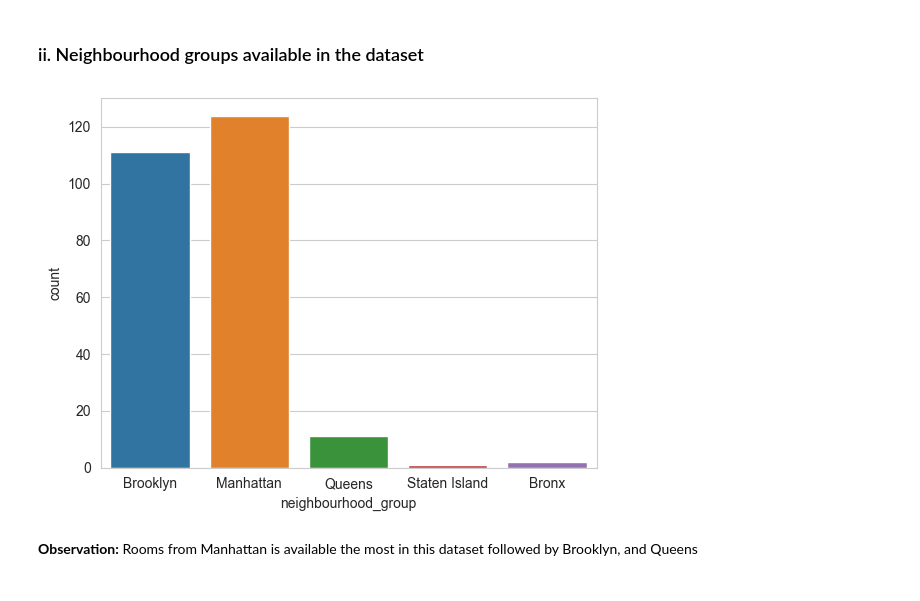
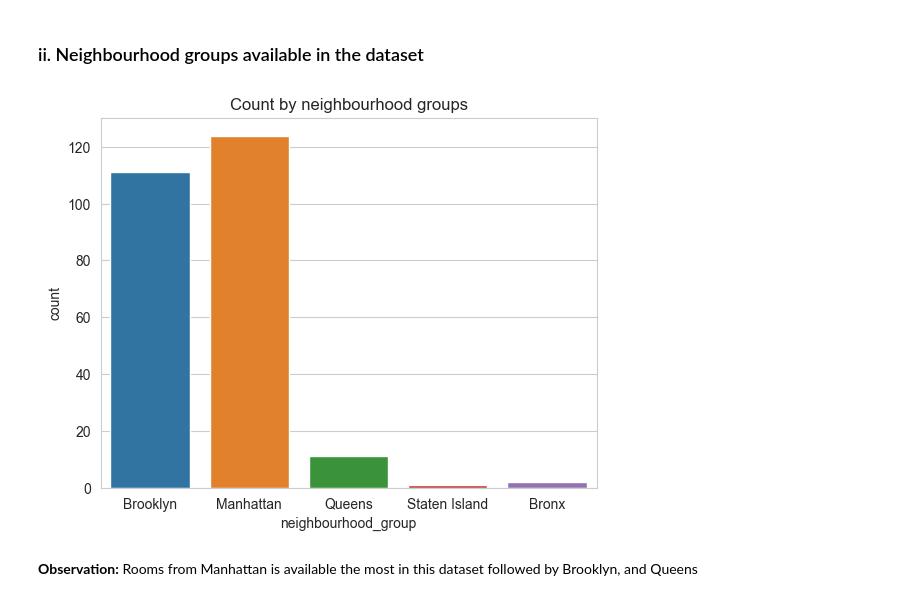
Before and after one commit to sank3t/Assignment-4, a Jupyter notebook: Data_Cleaning_and_Visualization.ipynb, the cells around one changed output. Cells and saved outputs as stored; diff of their text form; code cells hidden in the pictures.

```diff
--- a/Data_Cleaning_and_Visualization.ipynb
+++ b/Data_Cleaning_and_Visualization.ipynb
@@ -112,9 +122,11 @@ plt.show()
 ### ii. Neighbourhood groups available in the dataset
 # %%
 sns.countplot(x="neighbourhood_group", data=airbnb_df)
+
+plt.title("Count by neighbourhood groups")
 plt.show()
 # %% [output]
-[figure, old version]
+[figure, new version]
 # %% [markdown]
 **Observation:** Rooms from Manhattan is available the most in this dataset followed by Brooklyn, and Queens
 # %% [markdown]
```
Also changed, not shown: parts of 22 cells of this notebook.
